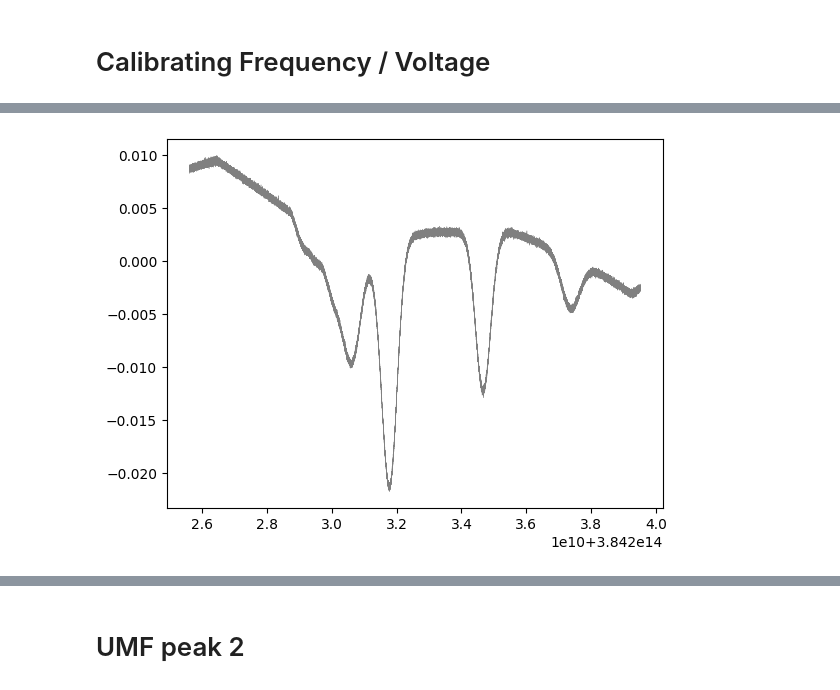
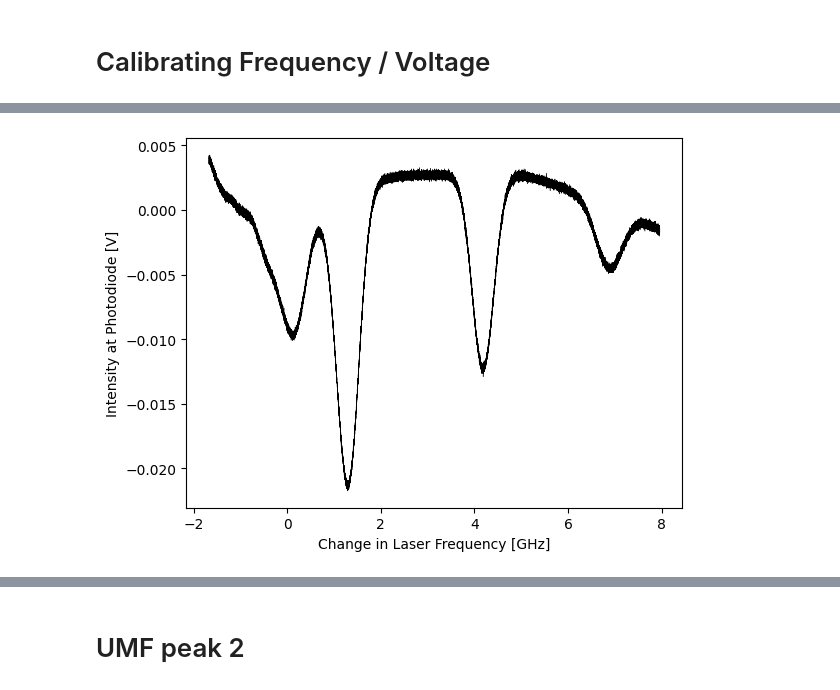
Before and after one commit to benjaminorthner/quantumlab, a Jupyter notebook: rb_spec/rb_spec.ipynb, the cells around one changed output, grey strips where cells are left out. Saved outputs shown, nothing was run; the diff lists cells and outputs as text; code cells hidden in the pictures.

```diff
--- a/rb_spec/rb_spec.ipynb
+++ b/rb_spec/rb_spec.ipynb
@@ -85,6 +96,16 @@ peakVoltages = [v for (v, _) in peak_info]
 df_dv, intercept, _, _, _ = linregress(peakVoltages, peakFrequencies)
 
 freq = c1_linearised * df_dv + intercept
-plt.plot(freq[::1], c2[::1], linewidth=0.3, c='gray')
-df_dv
+start_trim = 30000
+end_trim = 10000
+
+freq = (freq - f0) / 1e9
+# change xaxis units to shift in GHz
+plt.plot(freq[start_trim:-end_trim:1], c2[start_trim:-end_trim:1], linewidth=0.3, c='black')
+
+plt.ylabel("Intensity at Photodiode [V]")
+plt.xlabel("Change in Laser Frequency [GHz]")
+
+plt.savefig("plots/intensityFrequency.png", dpi=300, bbox_inches='tight', pad_inches=0.05)
+print(f"{df_dv:.5e}")
 # %% [output]
@@ -92,4 +113,4 @@ df_dv
-[figure, old version]
+[figure, new version]
 # %%
 plt.scatter(peakVoltages, peakFrequencies, marker='x', c='black')
 plt.plot(peakVoltages, df_dv * np.array(peakVoltages) + intercept, linestyle='--', c='C3')
```
Also changed, not shown: parts of 12 cells of this notebook, 2 other files.
